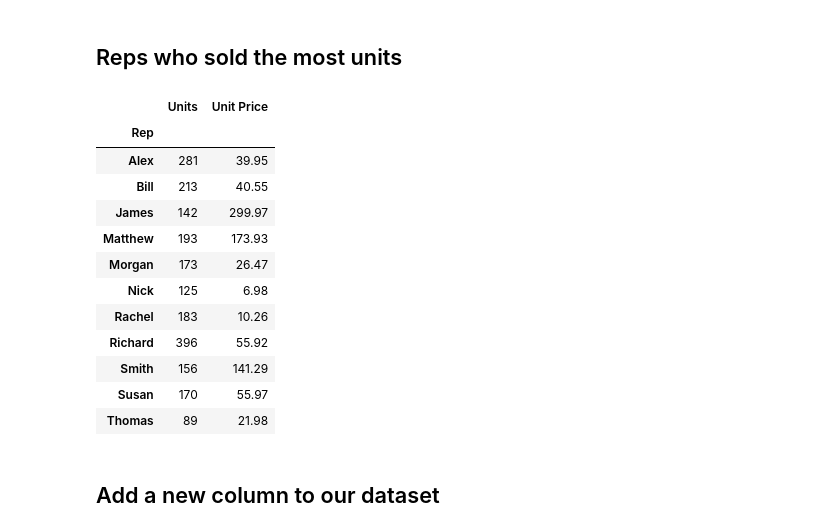
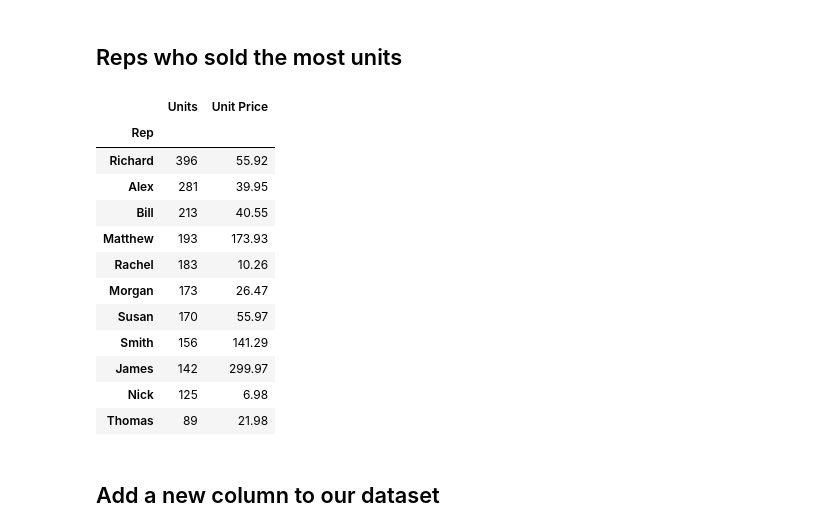
Before and after one commit to Wintellect/DataScienceExamples, a Jupyter notebook: Sales Data/Sales Data.ipynb, the cells around one changed output. Cells and saved outputs as stored; diff of their text form; code cells hidden in the pictures.

```diff
--- a/Sales Data/Sales Data.ipynb
+++ b/Sales Data/Sales Data.ipynb
@@ -54,20 +69,20 @@ False
 # %% [markdown]
 ## Reps who sold the most units
 # %%
-df.groupby(["Rep"]).sum()
+df.groupby(["Rep"]).sum().sort_values("Units", ascending=False)
 # %% [output]
 |  | Units | Unit Price |
 | Rep |  |  |
+| Richard | 396 | 55.92 |
 | Alex | 281 | 39.95 |
 | Bill | 213 | 40.55 |
+| Matthew | 193 | 173.93 |
+| Rachel | 183 | 10.26 |
+| Morgan | 173 | 26.47 |
+| Susan | 170 | 55.97 |
+| Smith | 156 | 141.29 |
 | James | 142 | 299.97 |
-| Matthew | 193 | 173.93 |
-| Morgan | 173 | 26.47 |
 | Nick | 125 | 6.98 |
-| Rachel | 183 | 10.26 |
-| Richard | 396 | 55.92 |
-| Smith | 156 | 141.29 |
-| Susan | 170 | 55.97 |
 | Thomas | 89 | 21.98 |
 # %% [markdown]
 ## Add a new column to our dataset
```
Also changed, not shown: parts of 8 cells of this notebook, 1 other file.
